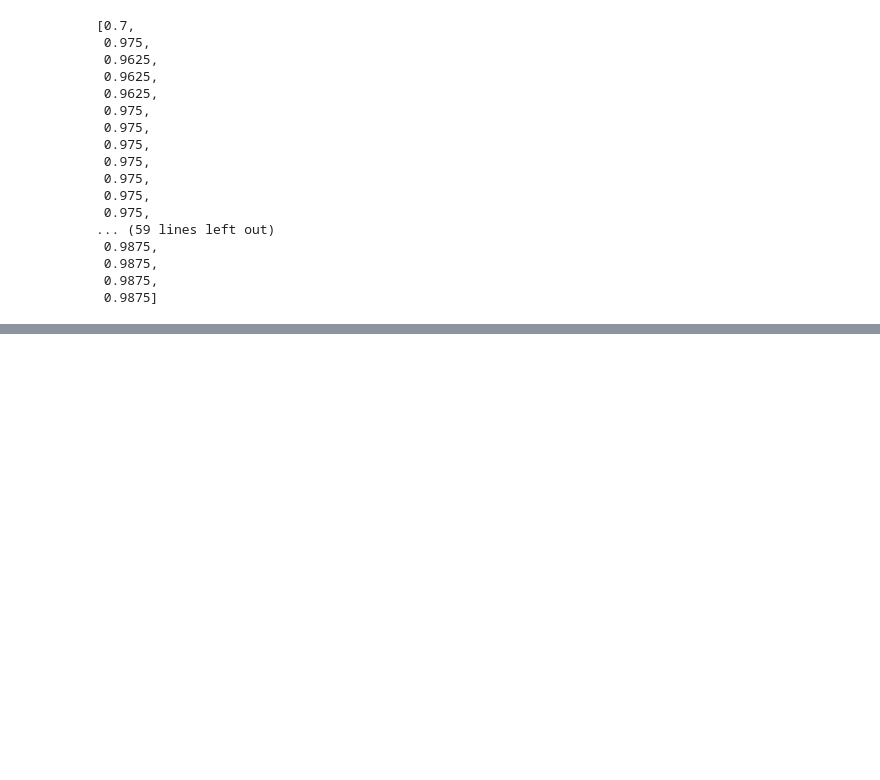
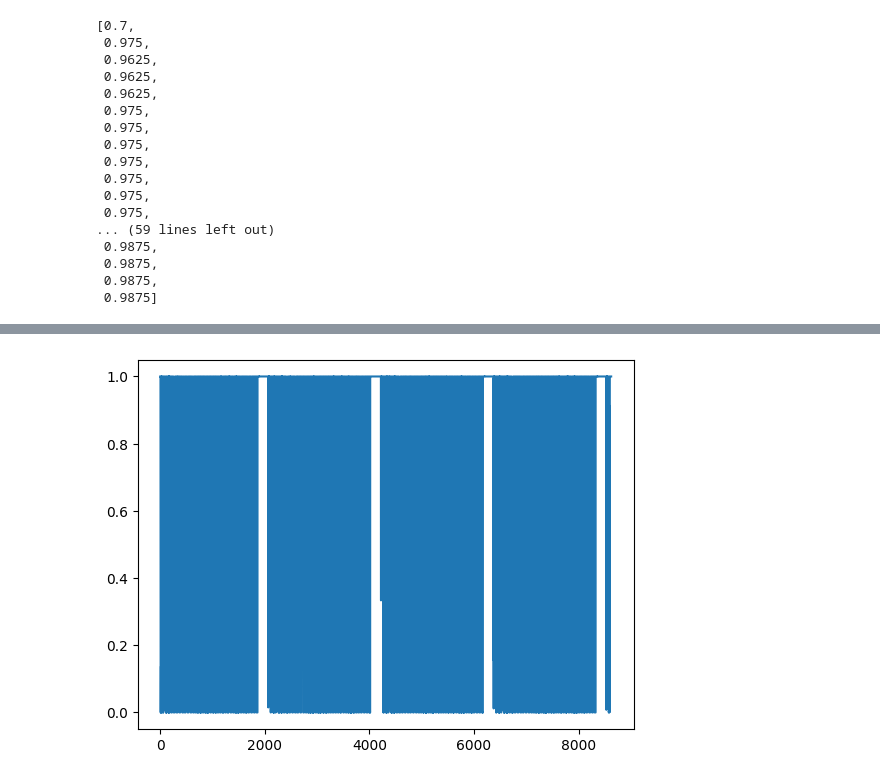
Before and after one commit to ivopascal/emg_classifier, a Jupyter notebook: notebooks/emg_online.ipynb, the cells around one changed output, grey strips where cells are left out. Saved outputs shown, nothing was run; the diff lists cells and outputs as text; code cells hidden in the pictures; blank space fills up the shorter version.

```diff
--- a/notebooks/emg_online.ipynb
+++ b/notebooks/emg_online.ipynb
@@ -322,0 +344,5 @@ acc
+# %%
+df[2].plot()
+plt.show()
+# %% [output]
+[figure, added]
```
Also changed, not shown: parts of 20 cells of this notebook, 7 other files.
